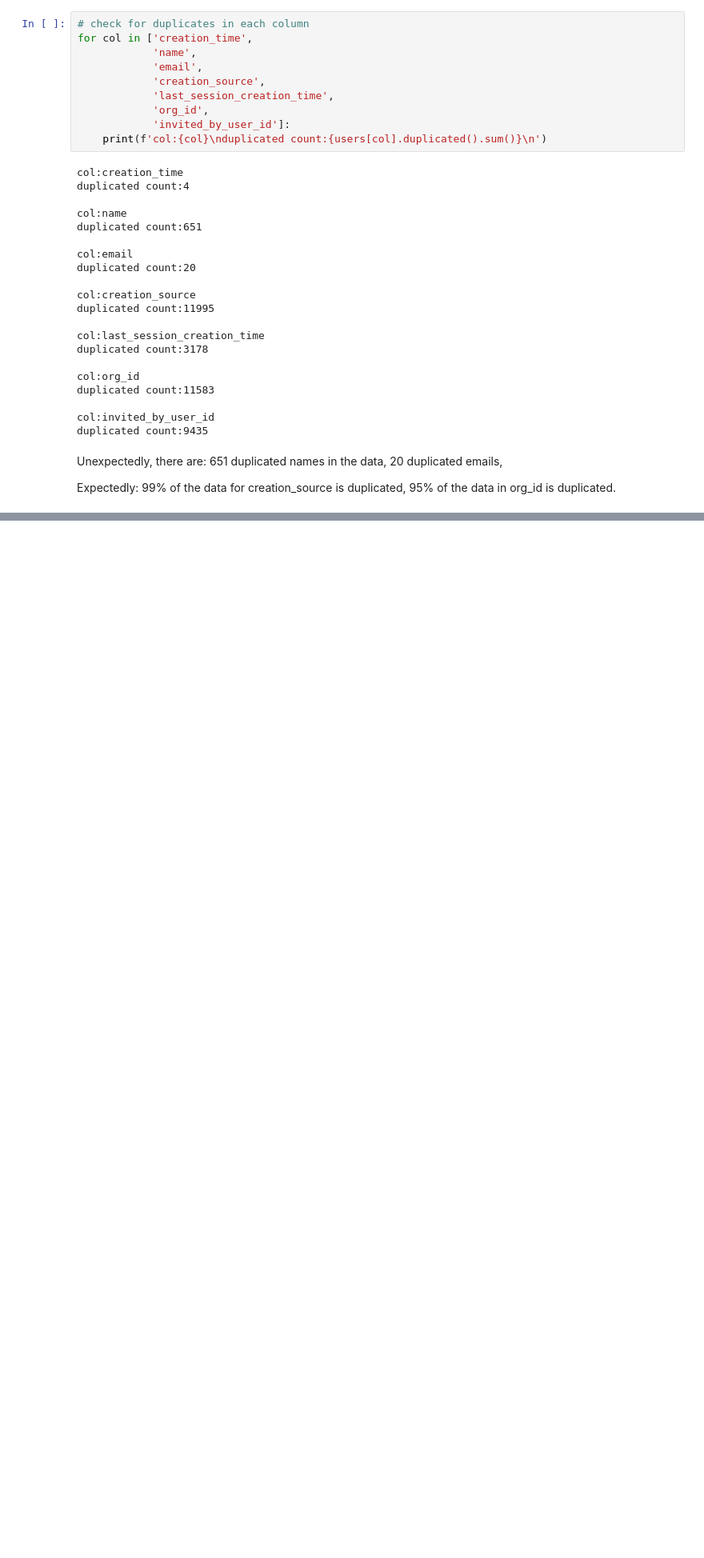
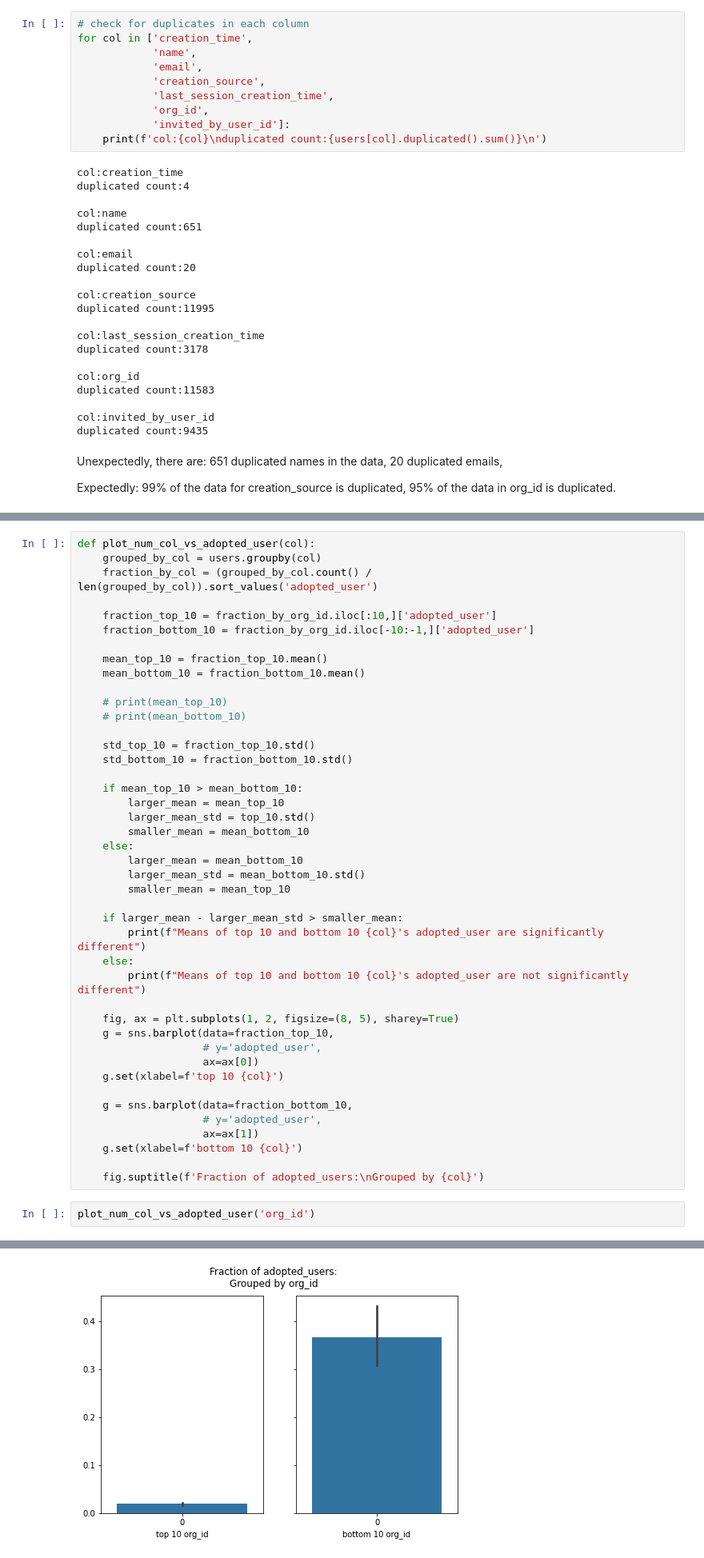
Before and after one commit to allen44/relax-challenge, a Jupyter notebook: relax-challenge-analysis.ipynb, the cells around one changed output, grey strips where cells are left out. Shown: that part at 80% size. Saved outputs shown, nothing was run; the diff lists cells and outputs as text; blank space fills up the shorter version.

```diff
--- a/relax-challenge-analysis.ipynb
+++ b/relax-challenge-analysis.ipynb
@@ -267,0 +343,46 @@ Expectedly:
+# %%
+def plot_num_col_vs_adopted_user(col):
+    grouped_by_col = users.groupby(col)
+    fraction_by_col = (grouped_by_col.count() / len(grouped_by_col)).sort_values('adopted_user')
+
+    fraction_top_10 = fraction_by_org_id.iloc[:10,]['adopted_user']
+    fraction_bottom_10 = fraction_by_org_id.iloc[-10:-1,]['adopted_user']
+
+    mean_top_10 = fraction_top_10.mean()
+    mean_bottom_10 = fraction_bottom_10.mean()
+
+    # print(mean_top_10)
+    # print(mean_bottom_10)
+
+    std_top_10 = fraction_top_10.std()
+    std_bottom_10 = fraction_bottom_10.std()
+
+    if mean_top_10 > mean_bottom_10:
+        larger_mean = mean_top_10
+        larger_mean_std = top_10.std()
+        smaller_mean = mean_bottom_10
+    else:
+        larger_mean = mean_bottom_10
+        larger_mean_std = mean_bottom_10.std()
+        smaller_mean = mean_top_10
+
+    if larger_mean - larger_mean_std > smaller_mean:
+        print(f"Means of top 10 and bottom 10 {col}'s adopted_user are significantly different")
+    else:
+        print(f"Means of top 10 and bottom 10 {col}'s adopted_user are not significantly different")
+
+    fig, ax = plt.subplots(1, 2, figsize=(8, 5), sharey=True)
+    g = sns.barplot(data=fraction_top_10,
+                    # y='adopted_user',
+                    ax=ax[0])
+    g.set(xlabel=f'top 10 {col}')
+
+    g = sns.barplot(data=fraction_bottom_10,
+                    # y='adopted_user',
+                    ax=ax[1])
+    g.set(xlabel=f'bottom 10 {col}')
+
+    fig.suptitle(f'Fraction of adopted_users:\nGrouped by {col}')
+# %%
+plot_num_col_vs_adopted_user('org_id')
+# %% [output]
@@ -267,0 +390 @@ Expectedly:
+[figure, added]
```
Also changed, not shown: parts of 13 cells of this notebook.
